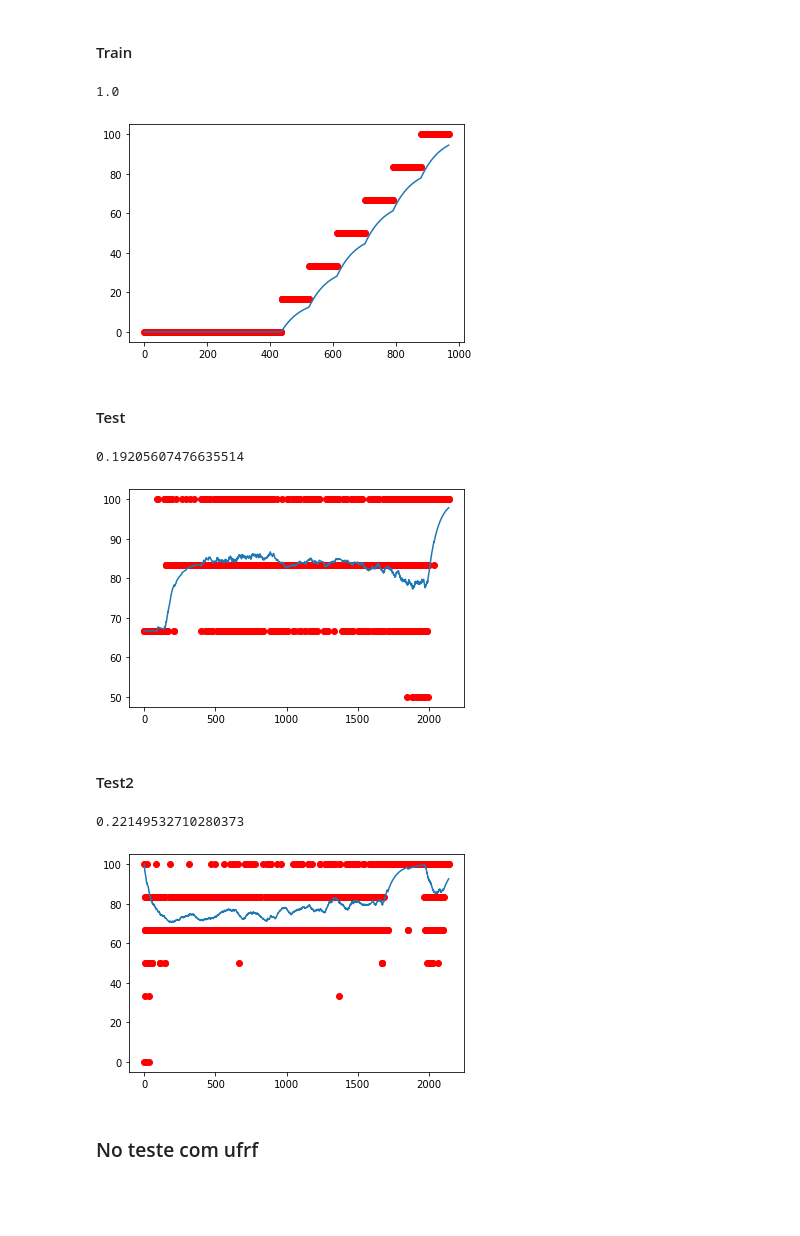
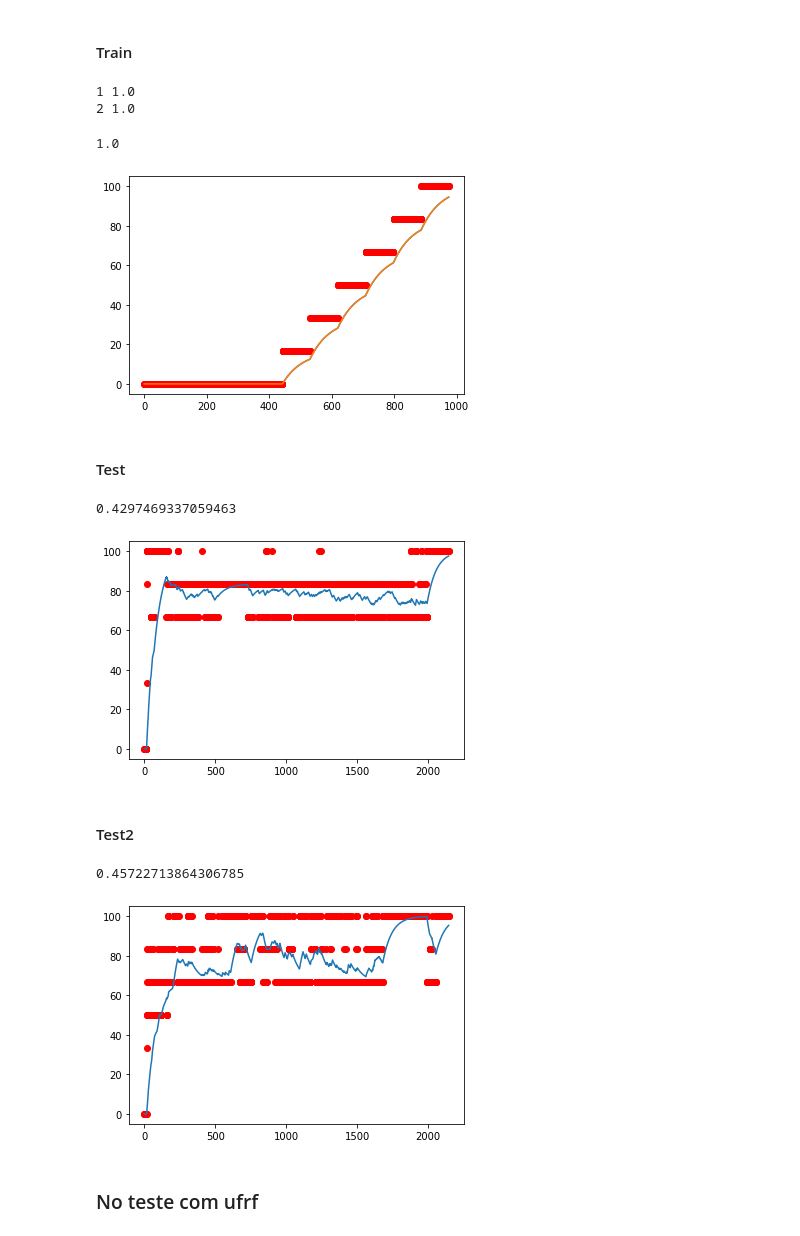
Before and after one commit to LeandroMoura3/neoprog, a Jupyter notebook: weibull_sfam.ipynb, the cells around one changed output. Saved outputs shown, nothing was run; the diff lists cells and outputs as text; code cells hidden in the pictures; blank space fills up the shorter version.

```diff
--- a/weibull_sfam.ipynb
+++ b/weibull_sfam.ipynb
@@ -1595,29 +1570,35 @@ print(study.best_trial.params)
 #### Train
 # %%
 # sfam['MaxAbs_Shuffle'] = SFAM(alpha = 1.6567020207018912, rho = 0.037607532992751984, beta = 0.7324093401615666, epsilon = 0.0007816538021598521, uncommited_value = 0.8279089243935547)
-order = 17
-sfam['MaxAbs_Shuffle'] = SFAM(alpha = 776290.5535842044, rho = 0.0008149210583998265, beta = 0.5504618504091746, epsilon = 4.898721222384571e-07, uncommited_value = 0.2670182720631446)
+# order = 17
+# sfam['MaxAbs_Shuffle'] = SFAM(alpha = 776290.5535842044, rho = 0.0008149210583998265, beta = 0.5504618504091746, epsilon = 4.898721222384571e-07, uncommited_value = 0.2670182720631446)
+# order = 12
+# sfam['MaxAbs_Shuffle'] = SFAM(input_size = order * 3, alpha = 272272480.5272083, rho = 2.701836239863961e-07, beta = 0.7068572767100572, epsilon = 0.34776865738682833, uncommited_value = 0.4921806536958395)
 
-sfam['MaxAbs_Shuffle'].shuffle_nasa_train(lambda x: datasets['train'][x]['MaxAbs_Cliped']['data'], 392, order)
-sfam['MaxAbs_Shuffle'].predict_nasa(lambda x: datasets['train'][x]['MaxAbs_Cliped']['data'], 392, order)
+order = 10
+sfam = SFAM(input_size = order * 3, alpha = 248836132.77126902, rho = 4.958196917078411e-05, beta = 0.6092695693803886, epsilon = 2.753773034573054e-05, uncommited_value = 0.017106946005951893)
+
+sfam.shuffle_nasa_train_check(lambda x: datasets['train'][x]['MaxAbs_Cliped']['data'], lambda x: datasets['train'][x]['MaxAbs_Cliped']['data'], 392, 392, order)
 # %% [output]
-1.0
+1 1.0
+2 1.0
+1.0
-[figure, old version]
+[figure, new version]
 # %% [markdown]
 #### Test
 # %%
-sfam['MaxAbs_Shuffle'].prune()
-sfam['MaxAbs_Shuffle'].predict_nasa(lambda x: datasets['test'][x]['MaxAbs_Cliped']['data'], -1, order)
+sfam.prune()
+sfam.predict_nasa(lambda x: datasets['test'][x]['MaxAbs_Cliped']['data'], -1, order)
 # %% [output]
-0.19205607476635514
+0.4297469337059463
-[figure, old version]
+[figure, new version]
 # %% [markdown]
 #### Test2
 # %%
-sfam['MaxAbs_Shuffle'].predict_nasa(lambda x: datasets['test2'][x]['MaxAbs_Cliped']['data'], -1, order)
+sfam.predict_nasa(lambda x: datasets['test2'][x]['MaxAbs_Cliped']['data'], -1, order)
 # %% [output]
-0.22149532710280373
+0.45722713864306785
-[figure, old version]
+[figure, new version]
 # %% [markdown]
 ### No teste com ufrf
 # %%
```
Also changed, not shown: parts of 44 cells of this notebook, 22 other files.
